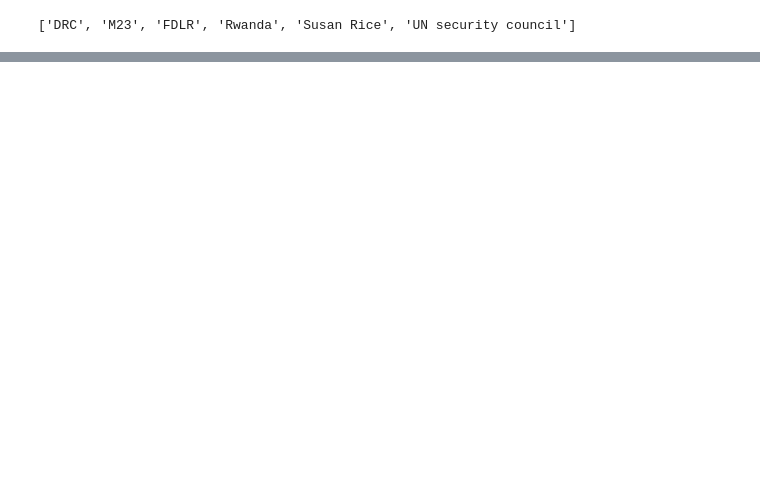
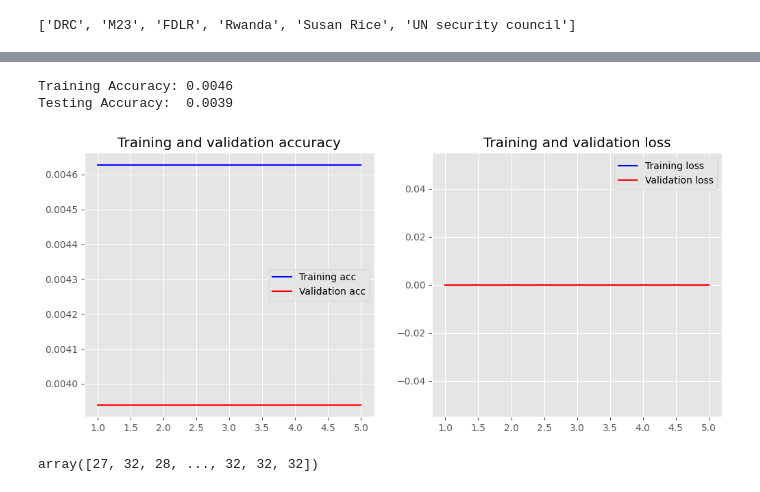
Before and after one commit to mariosakritas/NLP-methods-for-news-articles, a Jupyter notebook: notebooks/FT FirstDraft(3).ipynb, the cells around one changed output, grey strips where cells are left out. Drawn from its saved outputs; the diff is of its cells as text; code cells hidden in the pictures; blank space fills up the shorter version.

```diff
--- a/notebooks/FT FirstDraft(3).ipynb
+++ b/notebooks/FT FirstDraft(3).ipynb
@@ -379,0 +170,5 @@ Name: keywordStrings, Length: 175659, dtype: object
+# %%
+model.compile(loss='categorical_crossentropy',
+              optimizer='adam',
+              metrics=['accuracy'])
+model.summary()
@@ -379,0 +196,6 @@ Name: keywordStrings, Length: 175659, dtype: object
+# %%
+history = model.fit(features_train.toarray(), labels_train,
+                    epochs=5,
+                    verbose=False,
+                    validation_data=(features_test.toarray(), labels_test),
+                    batch_size=5)
@@ -379,0 +205,38 @@ Name: keywordStrings, Length: 175659, dtype: object
+# %%
+loss, acc = model.evaluate(features_train.toarray(), labels_train, verbose=False)
+print("Training Accuracy: {:.4f}".format(acc))
+loss, acc = model.evaluate(features_test.toarray(), labels_test, verbose=False)
+print("Testing Accuracy:  {:.4f}".format(acc))
+# %% [output]
+Training Accuracy: 0.0046
+Testing Accuracy:  0.0039
+# %%
+import matplotlib.pyplot as plt
+plt.style.use('ggplot')
+
+def plot_history(history):
+    acc = history.history['accuracy']
+    val_acc = history.history['val_accuracy']
+    loss = history.history['loss']
+    val_loss = history.history['val_loss']
+    x = range(1, len(acc) + 1)
+
+    plt.figure(figsize=(12, 5))
+    plt.subplot(1, 2, 1)
+    plt.plot(x, acc, 'b', label='Training acc')
+    plt.plot(x, val_acc, 'r', label='Validation acc')
+    plt.title('Training and validation accuracy')
+    plt.legend()
+    plt.subplot(1, 2, 2)
+    plt.plot(x, loss, 'b', label='Training loss')
+    plt.plot(x, val_loss, 'r', label='Validation loss')
+    plt.title('Training and validation loss')
+    plt.legend()
+# %%
+plot_history(history)
+# %% [output]
+[figure, added]
+# %%
+labels_train
+# %% [output]
+array([27, 32, 28, ..., 32, 32, 32])
```
Also changed, not shown: parts of 70 cells of this notebook.
